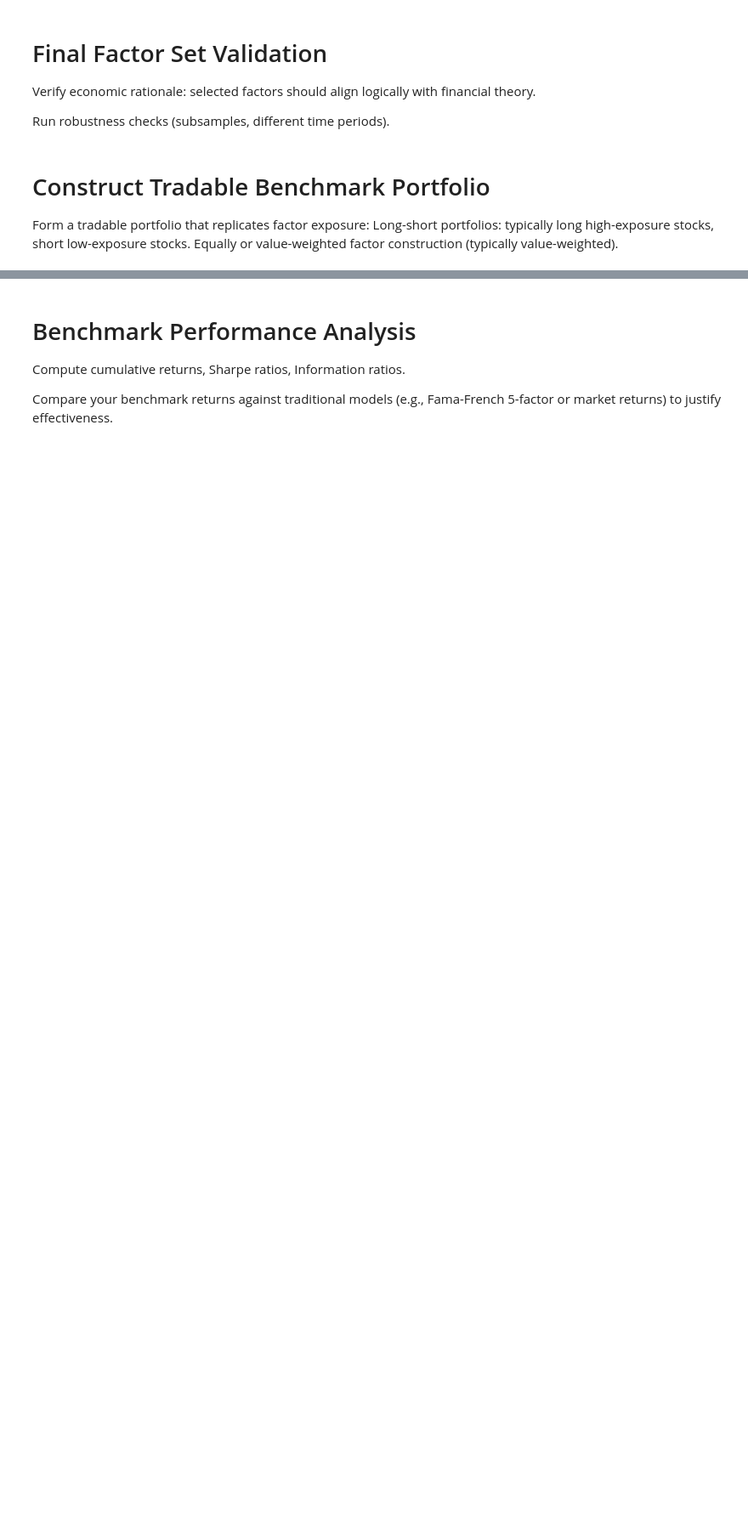
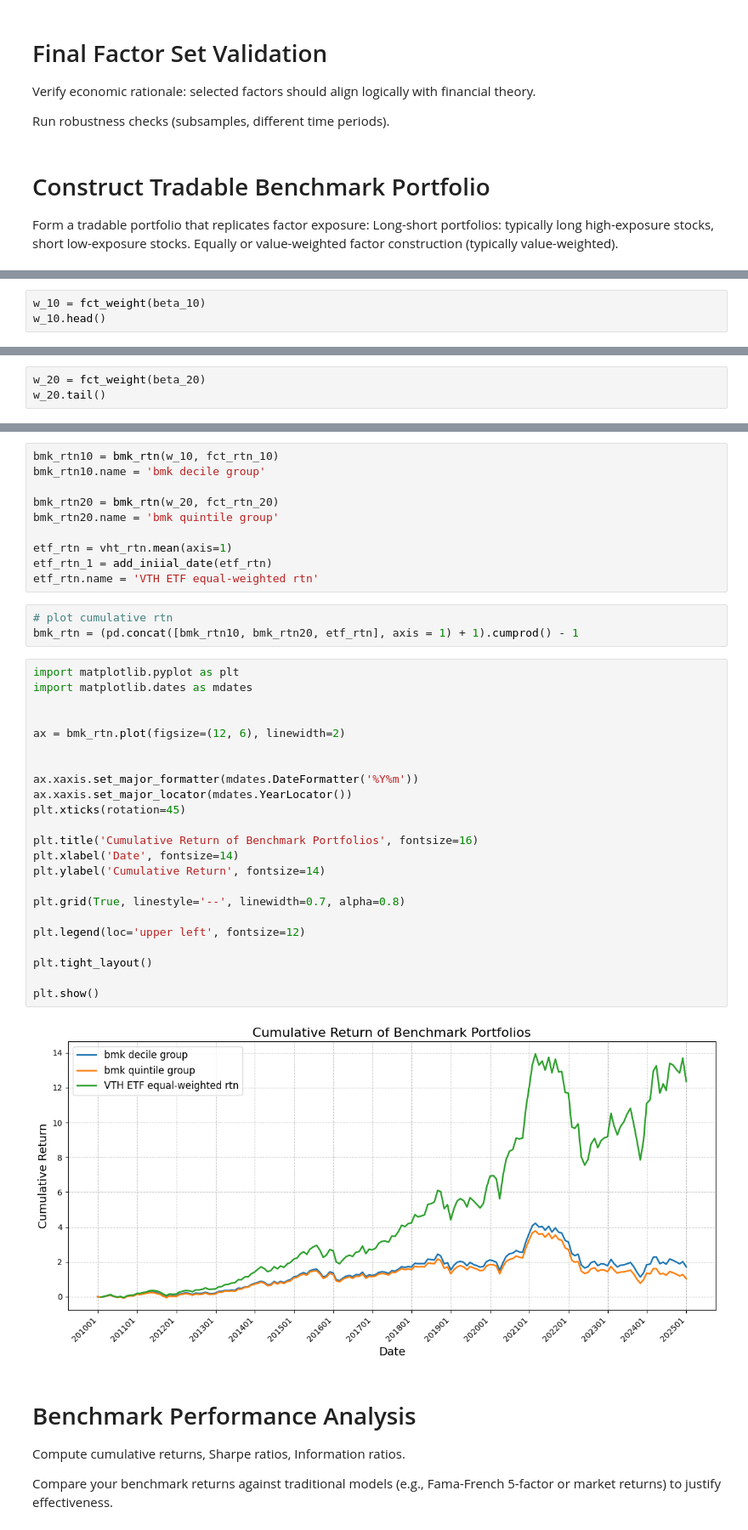
Before and after one commit to Kevin-finance/FactorAnalysis, a Jupyter notebook: notebooks/fama_bmk_model.ipynb, the cells around one changed output, grey strips where cells are left out. Shown at 85% size. Drawn from its saved outputs; the diff is of its cells as text; blank space fills up the shorter version.

```diff
--- a/notebooks/fama_bmk_model.ipynb
+++ b/notebooks/fama_bmk_model.ipynb
@@ -86,0 +312,3 @@ Form a tradable portfolio that replicates factor exposure: Long-short portfolios
+# %%
+w_10 = fct_weight(beta_10)
+w_10.head()
@@ -86,0 +323,3 @@ Form a tradable portfolio that replicates factor exposure: Long-short portfolios
+# %%
+w_20 = fct_weight(beta_20)
+w_20.tail()
@@ -87,3 +347,41 @@ Form a tradable portfolio that replicates factor exposure: Long-short portfolios
+# %%
+bmk_rtn10 = bmk_rtn(w_10, fct_rtn_10)
+bmk_rtn10.name = 'bmk decile group'
+
+bmk_rtn20 = bmk_rtn(w_20, fct_rtn_20)
+bmk_rtn20.name = 'bmk quintile group'
+
+etf_rtn = vht_rtn.mean(axis=1)
+etf_rtn_1 = add_iniial_date(etf_rtn)
+etf_rtn.name = 'VTH ETF equal-weighted rtn'
+# %%
+# plot cumulative rtn
+bmk_rtn = (pd.concat([bmk_rtn10, bmk_rtn20, etf_rtn], axis = 1) + 1).cumprod() - 1
+# %%
+import matplotlib.pyplot as plt
+import matplotlib.dates as mdates
+
+
+ax = bmk_rtn.plot(figsize=(12, 6), linewidth=2)
+
+
+ax.xaxis.set_major_formatter(mdates.DateFormatter('%Y%m'))
+ax.xaxis.set_major_locator(mdates.YearLocator())
+plt.xticks(rotation=45)
+
+plt.title('Cumulative Return of Benchmark Portfolios', fontsize=16)
+plt.xlabel('Date', fontsize=14)
+plt.ylabel('Cumulative Return', fontsize=14)
+
+plt.grid(True, linestyle='--', linewidth=0.7, alpha=0.8)
+
+plt.legend(loc='upper left', fontsize=12)
+
+plt.tight_layout()
+
+plt.show()
+# %% [output]
+[figure, added]
 # %% [markdown]
 # Benchmark Performance Analysis
 
```
Also changed, not shown: parts of 26 cells of this notebook.
